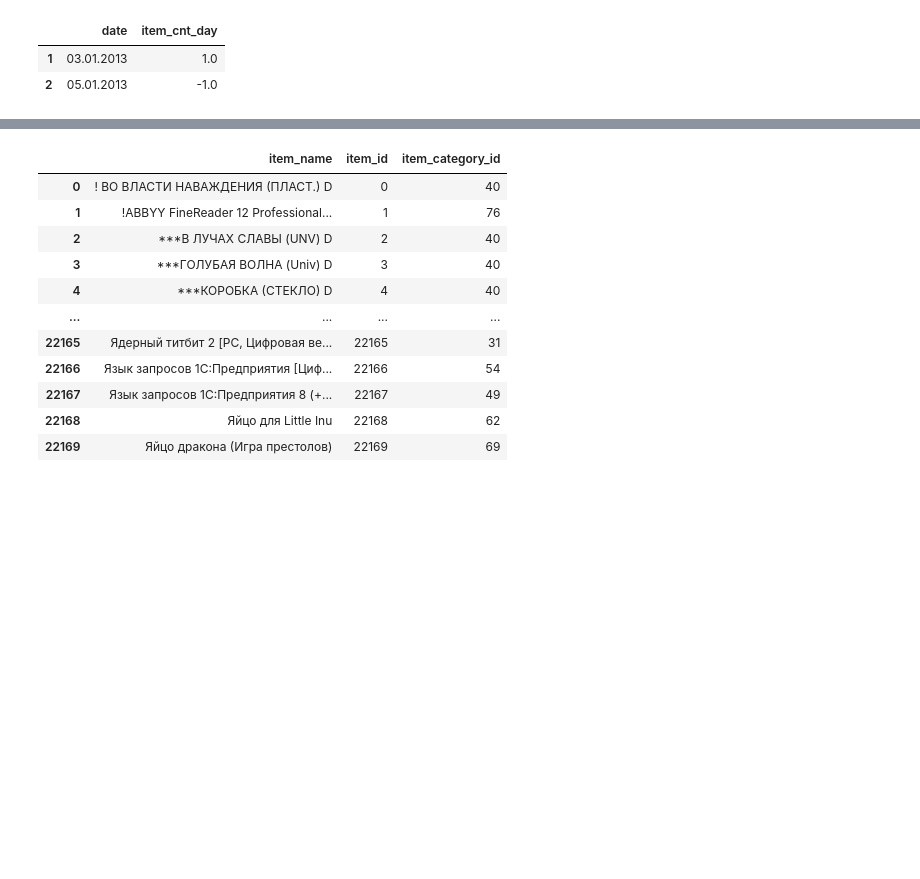
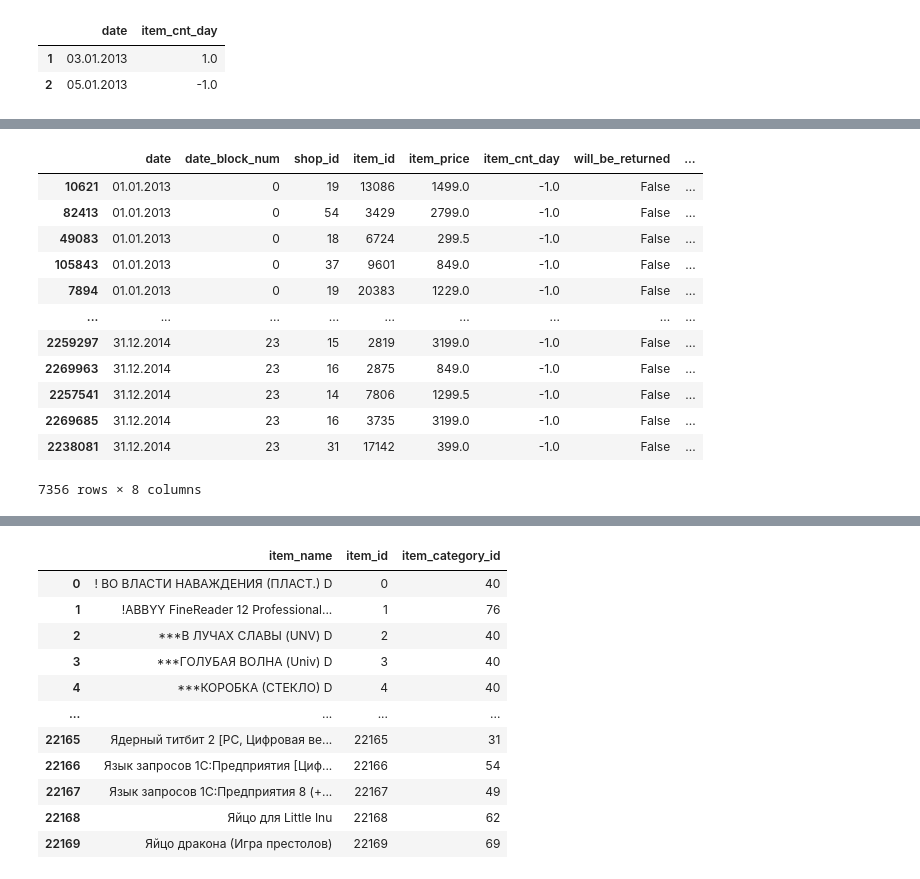
Before and after one commit to Dybal-Ilia/Innowise-Dybal, a Jupyter notebook: notebooks/dqc_etl_implementation.ipynb, the cells around one changed output, grey strips where cells are left out. Drawn from its saved outputs; the diff is of its cells as text; code cells hidden in the pictures; blank space fills up the shorter version.

```diff
--- a/notebooks/dqc_etl_implementation.ipynb
+++ b/notebooks/dqc_etl_implementation.ipynb
@@ -296,0 +389,16 @@ similar_sales[['date', 'item_cnt_day']]
+# %%
+df_flagged[df_flagged['return_candidate']]
+# %% [output]
+|  | date | date_block_num | shop_id | item_id | item_price | item_cnt_day | will_be_returned | ... |
+| 10621 | 01.01.2013 | 0 | 19 | 13086 | 1499.0 | -1.0 | False | ... |
+| 82413 | 01.01.2013 | 0 | 54 | 3429 | 2799.0 | -1.0 | False | ... |
+| 49083 | 01.01.2013 | 0 | 18 | 6724 | 299.5 | -1.0 | False | ... |
+| 105843 | 01.01.2013 | 0 | 37 | 9601 | 849.0 | -1.0 | False | ... |
+| 7894 | 01.01.2013 | 0 | 19 | 20383 | 1229.0 | -1.0 | False | ... |
+| ... | ... | ... | ... | ... | ... | ... | ... | ... |
+| 2259297 | 31.12.2014 | 23 | 15 | 2819 | 3199.0 | -1.0 | False | ... |
+| 2269963 | 31.12.2014 | 23 | 16 | 2875 | 849.0 | -1.0 | False | ... |
+| 2257541 | 31.12.2014 | 23 | 14 | 7806 | 1299.5 | -1.0 | False | ... |
+| 2269685 | 31.12.2014 | 23 | 16 | 3735 | 3199.0 | -1.0 | False | ... |
+| 2238081 | 31.12.2014 | 23 | 31 | 17142 | 399.0 | -1.0 | False | ... |
+7356 rows × 8 columns
```
Also changed, not shown: parts of 13 cells of this notebook.
